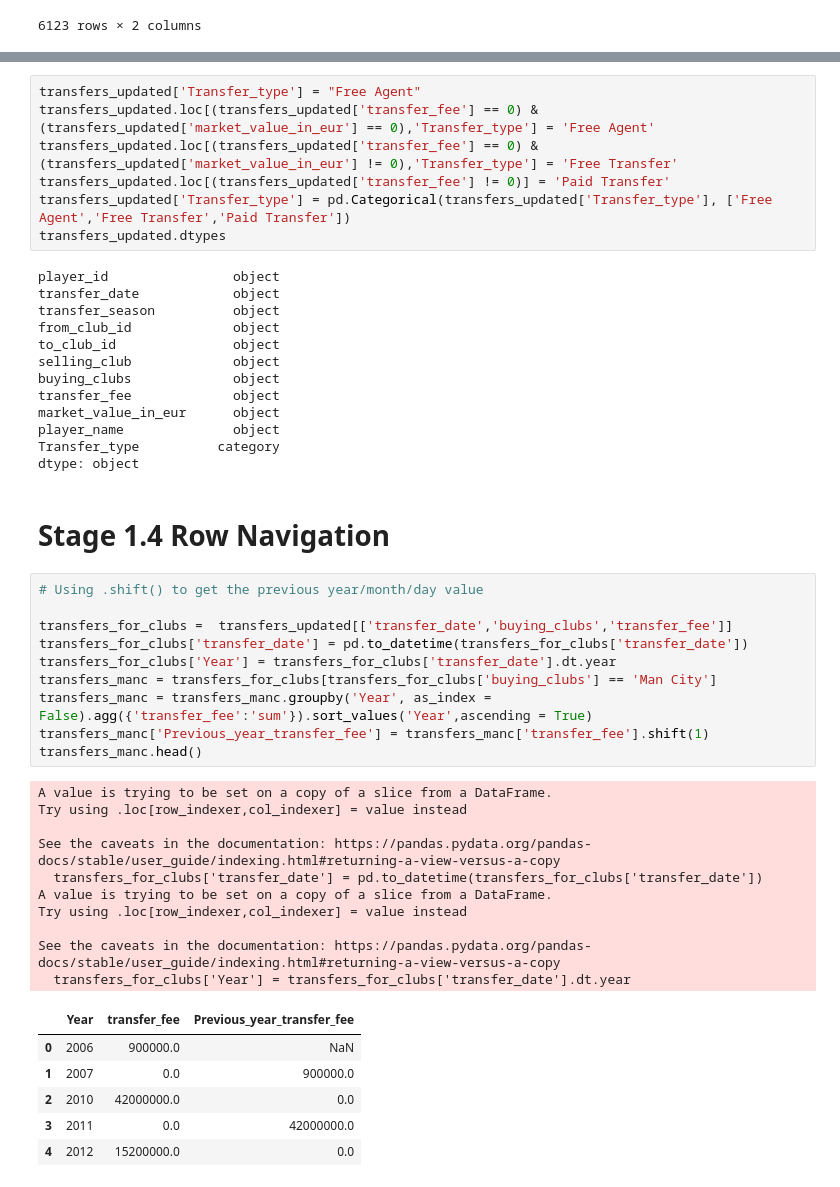
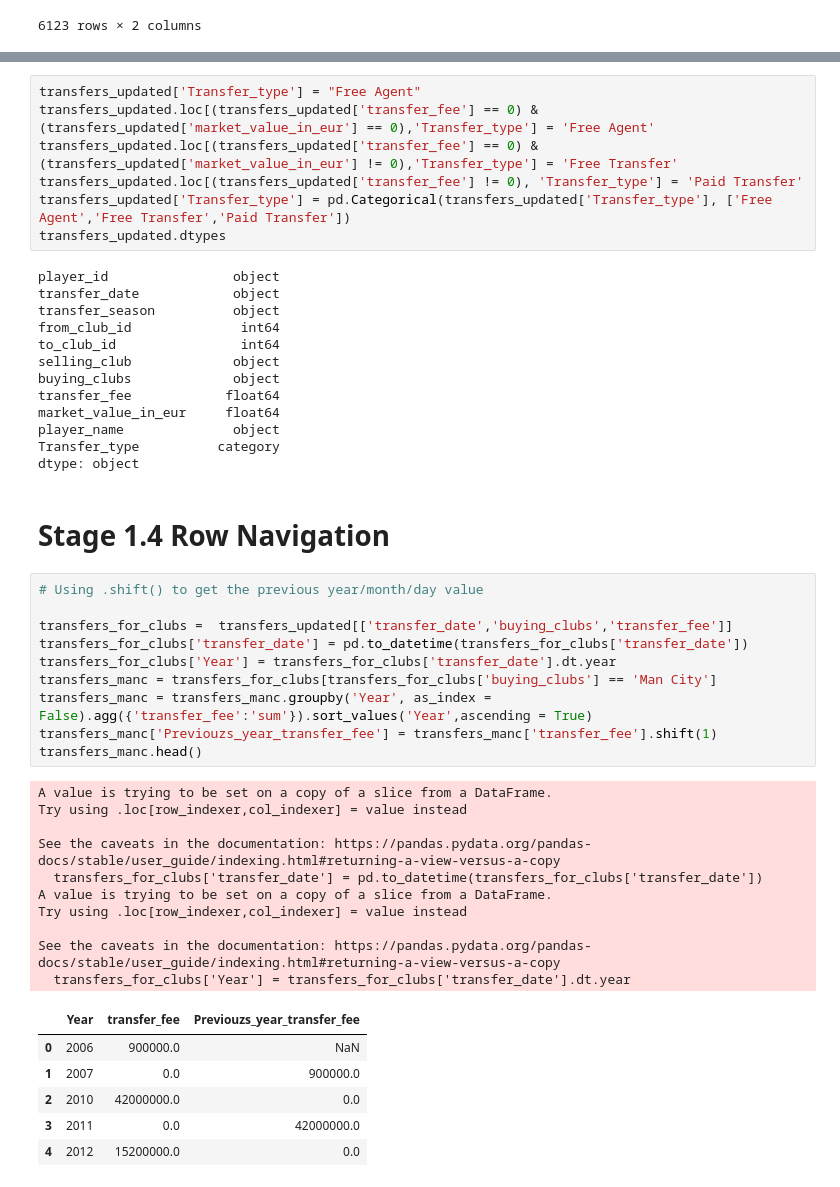
Before and after one commit to Muni07-lab/Practice, a Jupyter notebook: Foundational_Python.ipynb, the cells around one changed output, grey strips where cells are left out. Cells and saved outputs as stored; diff of their text form.

```diff
--- a/Foundational_Python.ipynb
+++ b/Foundational_Python.ipynb
@@ -277,19 +278,19 @@ memory usage: 3.4+ MB
 transfers_updated['Transfer_type'] = "Free Agent"
 transfers_updated.loc[(transfers_updated['transfer_fee'] == 0) & (transfers_updated['market_value_in_eur'] == 0),'Transfer_type'] = 'Free Agent'
 transfers_updated.loc[(transfers_updated['transfer_fee'] == 0) & (transfers_updated['market_value_in_eur'] != 0),'Transfer_type'] = 'Free Transfer'
-transfers_updated.loc[(transfers_updated['transfer_fee'] != 0)] = 'Paid Transfer'
+transfers_updated.loc[(transfers_updated['transfer_fee'] != 0), 'Transfer_type'] = 'Paid Transfer'
 transfers_updated['Transfer_type'] = pd.Categorical(transfers_updated['Transfer_type'], ['Free Agent','Free Transfer','Paid Transfer'])
 transfers_updated.dtypes
 # %% [output]
 player_id                object
 transfer_date            object
 transfer_season          object
-from_club_id             object
-to_club_id               object
+from_club_id              int64
+to_club_id                int64
 selling_club             object
 buying_clubs             object
-transfer_fee             object
-market_value_in_eur      object
+transfer_fee            float64
+market_value_in_eur     float64
 player_name              object
 Transfer_type          category
 dtype: object
@@ -298,25 +299,25 @@ dtype: object
 # %%
 # Using .shift() to get the previous year/month/day value
 
 transfers_for_clubs =  transfers_updated[['transfer_date','buying_clubs','transfer_fee']]
 transfers_for_clubs['transfer_date'] = pd.to_datetime(transfers_for_clubs['transfer_date'])
 transfers_for_clubs['Year'] = transfers_for_clubs['transfer_date'].dt.year
 transfers_manc = transfers_for_clubs[transfers_for_clubs['buying_clubs'] == 'Man City']
 transfers_manc = transfers_manc.groupby('Year', as_index = False).agg({'transfer_fee':'sum'}).sort_values('Year',ascending = True)
-transfers_manc['Previous_year_transfer_fee'] = transfers_manc['transfer_fee'].shift(1)
+transfers_manc['Previouzs_year_transfer_fee'] = transfers_manc['transfer_fee'].shift(1)
 transfers_manc.head()
 # %% [output]
 A value is trying to be set on a copy of a slice from a DataFrame.
 Try using .loc[row_indexer,col_indexer] = value instead
 
 See the caveats in the documentation: https://pandas.pydata.org/pandas-docs/stable/user_guide/indexing.html#returning-a-view-versus-a-copy
   transfers_for_clubs['transfer_date'] = pd.to_datetime(transfers_for_clubs['transfer_date'])
 A value is trying to be set on a copy of a slice from a DataFrame.
 Try using .loc[row_indexer,col_indexer] = value instead
 
 See the caveats in the documentation: https://pandas.pydata.org/pandas-docs/stable/user_guide/indexing.html#returning-a-view-versus-a-copy
   transfers_for_clubs['Year'] = transfers_for_clubs['transfer_date'].dt.year
-|  | Year | transfer_fee | Previous_year_transfer_fee |
+|  | Year | transfer_fee | Previouzs_year_transfer_fee |
 | 0 | 2006 | 900000.0 | NaN |
 | 1 | 2007 | 0.0 | 900000.0 |
 | 2 | 2010 | 42000000.0 | 0.0 |
```
Also changed, not shown: parts of 7 cells of this notebook.
